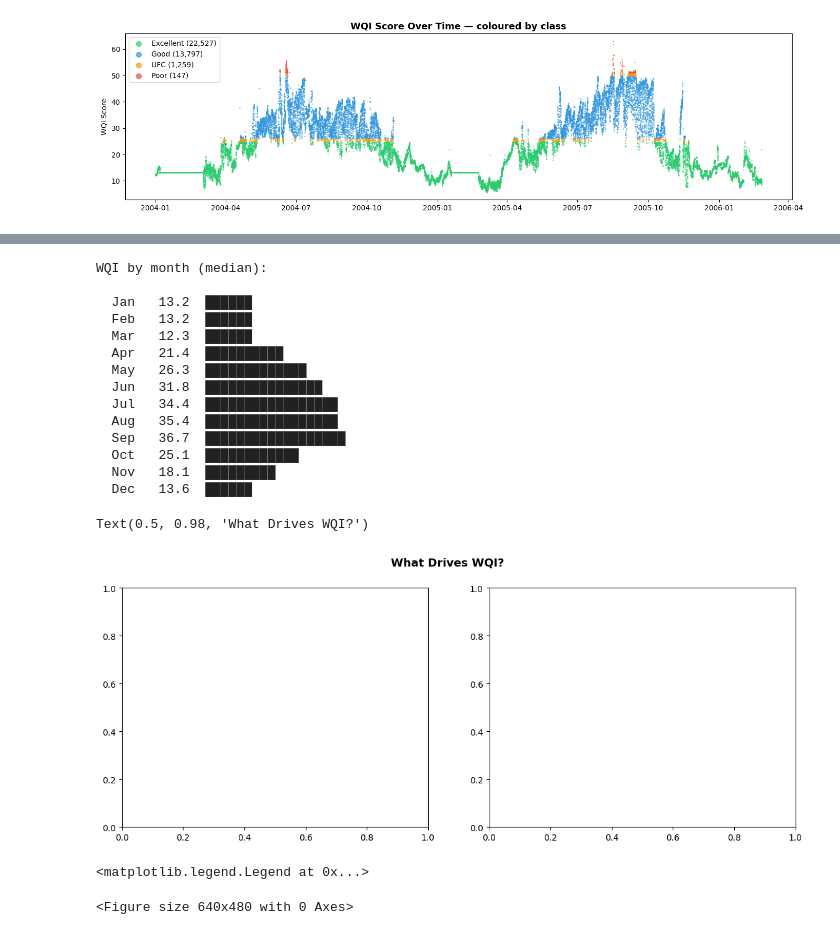
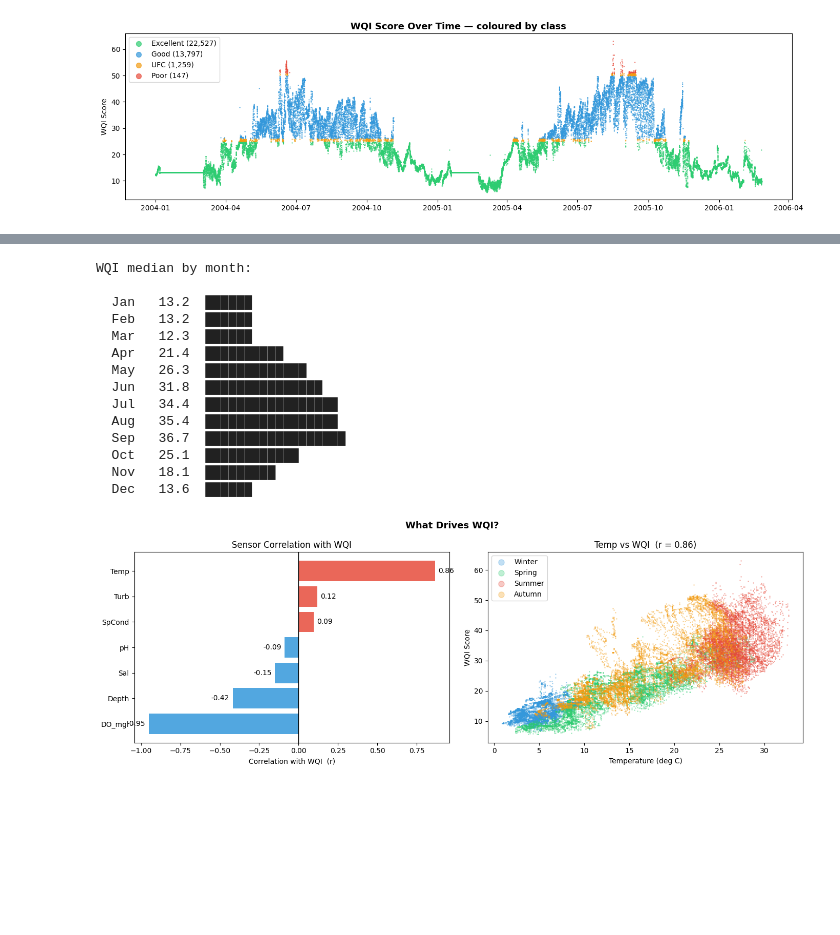
Before and after one commit to Atharva-Shinde-95/EDA_active, a Jupyter notebook: e_wqi.ipynb, the cells around one changed output, grey strips where cells are left out. Cells and saved outputs as stored; diff of their text form; code cells hidden in the pictures; blank space fills up the shorter version.

```diff
--- a/e_wqi.ipynb
+++ b/e_wqi.ipynb
@@ -81,10 +84,10 @@ plt.show()
 # %%
-print('WQI by month (median):\n')
+# Text bar — easy to read aloud to manager
+print('WQI median by month:\n')
 for m, v in monthly['WQI'].items():
-    bar = '█' * int(v/2)
-    print(f'  {month_labels[m-1]}  {v:5.1f}  {bar}')
+    print(f'  {MONTH_LABELS[m-1]}  {v:5.1f}  {chr(9608) * int(v/2)}')
 # %% [output]
-WQI by month (median):
+WQI median by month:
 
   Jan   13.2  ██████
   Feb   13.2  ██████
@@ -98,43 +101,41 @@ WQI by month (median):
   Oct   25.1  ████████████
   Nov   18.1  █████████
   Dec   13.6  ██████
-# %%
-# "Temp (r=+0.86) and DO (r=-0.95) almost fully explain WQI."
-
-sensor_cols   = ['Temp','SpCond','Sal','DO_mgl','Depth','pH','Turb']
-corr_with_wqi = df[sensor_cols+['WQI']].corr()['WQI'].drop('WQI').sort_values()
-
-season_colors = {'Winter':'#3498db','Spring':'#2ecc71','Summer':'#e74c3c','Autumn':'#f39c12'}
-
-fig, axes = plt.subplots(1, 2, figsize=(14,5))
-fig.suptitle('What Drives WQI?', fontsize=13, fontweight='bold')
-# %% [output]
-Text(0.5, 0.98, 'What Drives WQI?')
-[figure, removed]
 # %%
+#   "Temperature (r=+0.86) and Dissolved Oxygen (r=−0.95) almost completely
+#    explain WQI. These are the two most powerful features for any model."
+
+sensor_cols   = ['Temp', 'SpCond', 'Sal', 'DO_mgl', 'Depth', 'pH', 'Turb']
+corr_with_wqi = df[sensor_cols + ['WQI']].corr()['WQI'].drop('WQI').sort_values()
+
+fig, axes = plt.subplots(1, 2, figsize=(14, 5))
+fig.suptitle('What Drives WQI?', fontsize=13, fontweight='bold')
+
+# Left: bar chart of each sensor's correlation with WQI
 ax = axes[0]
 bar_colors = ['#e74c3c' if v > 0 else '#3498db' for v in corr_with_wqi.values]
 bars = ax.barh(corr_with_wqi.index, corr_with_wqi.values, color=bar_colors, alpha=0.85)
 ax.axvline(0, color='black', linewidth=1)
-ax.set_xlabel('Correlation with WQI (r)')
+ax.set_xlabel('Correlation with WQI  (r)')
 ax.set_title('Sensor Correlation with WQI')
 for bar, val in zip(bars, corr_with_wqi.values):
-    ax.text(val+(0.02 if val>=0 else -0.02), bar.get_y()+bar.get_height()/2,
-            f'{val:.2f}', va='center', ha='left' if val>=0 else 'right', fontsize=10)
+    ax.text(val + (0.02 if val >= 0 else -0.02),
+            bar.get_y() + bar.get_height() / 2,
+            f'{val:.2f}', va='center',
+            ha='left' if val >= 0 else 'right', fontsize=10)
+
+# Right: Temperature vs WQI scatter coloured by season
+ax2 = axes[1]
+for season, color in SEASON_COLORS.items():
+    mask = df['season'] == season
+    ax2.scatter(df.loc[mask, 'Temp'], df.loc[mask, 'WQI'],
+                s=1, alpha=0.3, color=color, label=season)
+ax2.set_xlabel('Temperature (deg C)')
+ax2.set_ylabel('WQI Score')
+ax2.set_title(f'Temp vs WQI  (r = {corr_with_wqi["Temp"]:.2f})')
+ax2.legend(markerscale=8)
+
+plt.tight_layout()
+plt.show()
+# %% [output]
+[figure, added]
-# %%
-ax2 = axes[1]
-for season, color in season_colors.items():
-    mask = df['season'] == season
-    ax2.scatter(df.loc[mask,'Temp'], df.loc[mask,'WQI'],
-                s=1, alpha=0.3, color=color, label=season)
-ax2.set_xlabel('Temperature (°C)'); ax2.set_ylabel('WQI Score')
-ax2.set_title(f'Temp vs WQI  (r={corr_with_wqi["Temp"]:.2f})')
-ax2.legend(markerscale=8)
-# %% [output]
-<matplotlib.legend.Legend at 0x...>
-# %%
-plt.tight_layout()
-plt.savefig('p3_correlation.png', dpi=150, bbox_inches='tight')
-plt.show()
-# %% [output]
-<Figure size 640x480 with 0 Axes>
```
Also changed, not shown: parts of 20 cells of this notebook.
